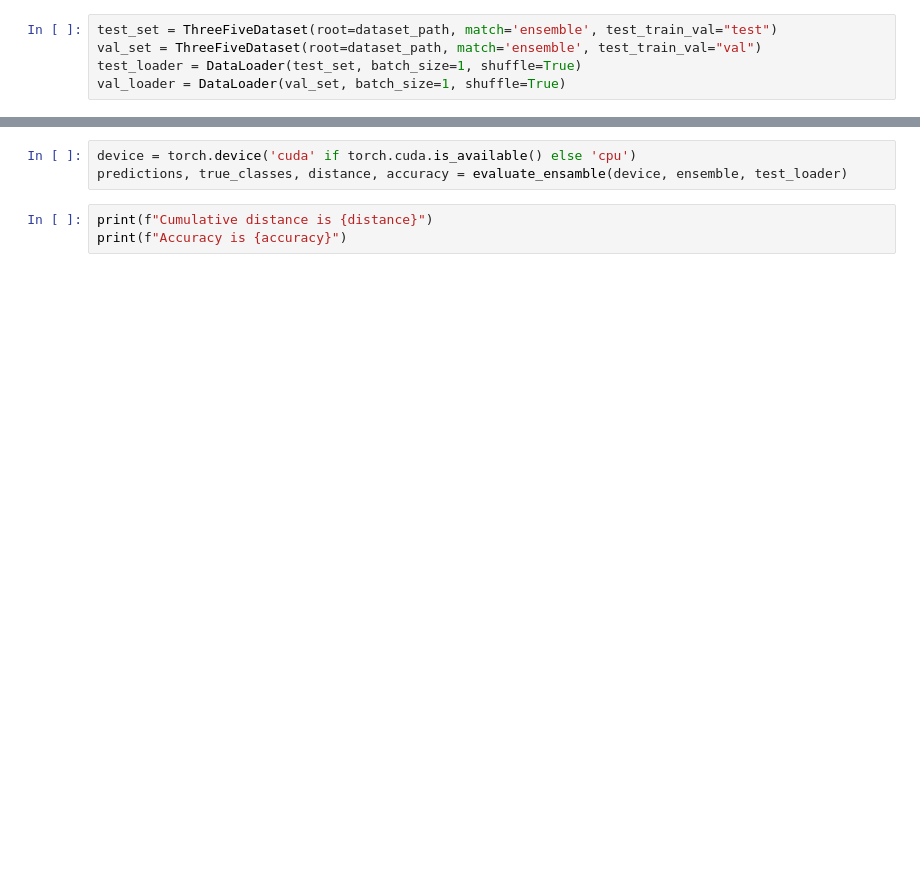
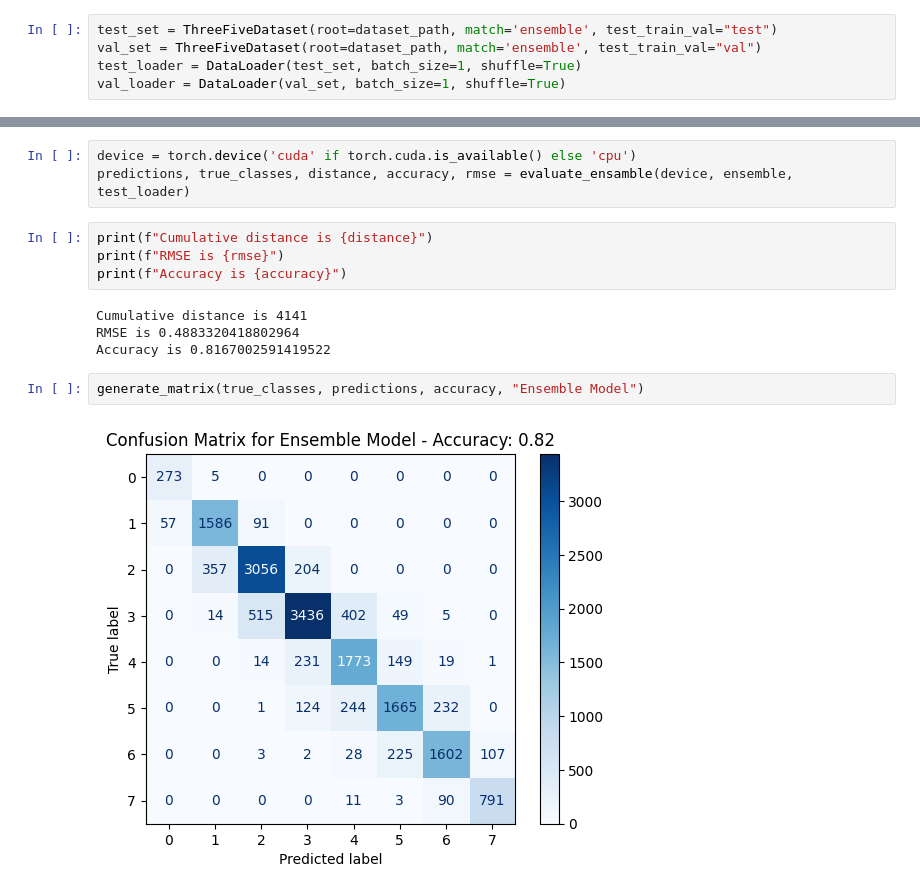
Before and after one commit to Jawayria/ADES-reliability-estimation, a Jupyter notebook: notebooks/EnsembleModel.ipynb, the cells around one changed output, grey strips where cells are left out. Cells and saved outputs as stored; diff of their text form; blank space fills up the shorter version.

Commit message:
Trained individual binary models with 12 node features and then evaluated combined results on ensemble model

```diff
--- a/notebooks/EnsembleModel.ipynb
+++ b/notebooks/EnsembleModel.ipynb
@@ -26,6 +26,15 @@ FileNotFoundError: [Errno 2] No such file or directory: 'C:\\Users\\pavel\\Pycha
 # %%
 device = torch.device('cuda' if torch.cuda.is_available() else 'cpu')
-predictions, true_classes, distance, accuracy = evaluate_ensamble(device, ensemble, test_loader)
+predictions, true_classes, distance, accuracy, rmse = evaluate_ensamble(device, ensemble, test_loader)
 # %%
 print(f"Cumulative distance is {distance}")
+print(f"RMSE is {rmse}")
 print(f"Accuracy is {accuracy}")
+# %% [output]
+Cumulative distance is 4141
+RMSE is 0.4883320418802964
+Accuracy is 0.8167002591419522
+# %%
+generate_matrix(true_classes, predictions, accuracy, "Ensemble Model")
+# %% [output]
+[figure, added]
```
Also changed, not shown: parts of 2 cells of this notebook, 38 other files.
